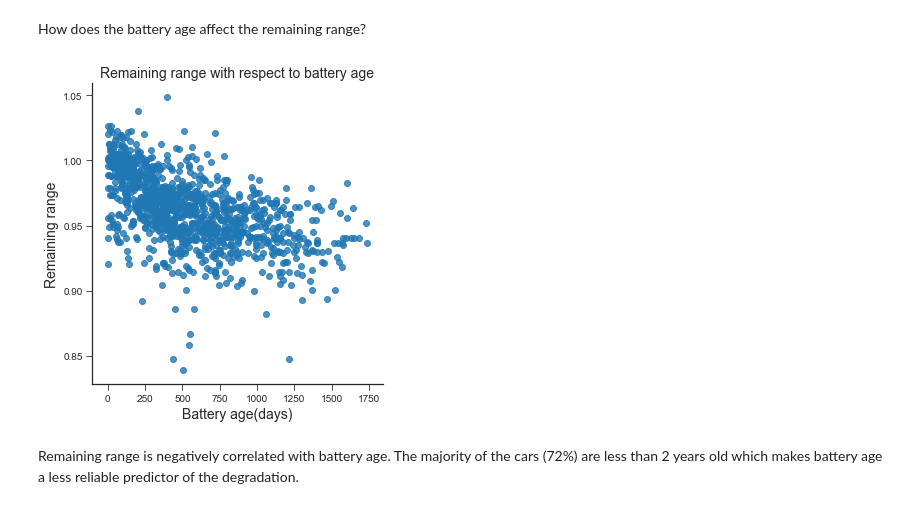
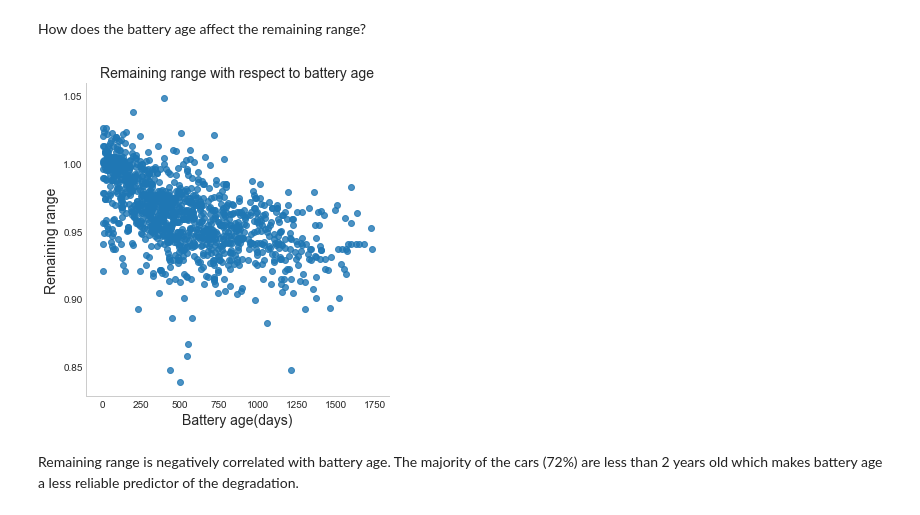
Before and after one commit to kvalentine95/capstone_data_science, a Jupyter notebook: tesla/tesla-battery-degradation.ipynb, the cells around one changed output. Drawn from its saved outputs; the diff is of its cells as text; code cells hidden in the pictures.

```diff
--- a/tesla/tesla-battery-degradation.ipynb
+++ b/tesla/tesla-battery-degradation.ipynb
@@ -504,9 +504,11 @@ As expected, mileage and remaining range of the battery are negatively correlate
 How does the total mileage affect the remaining range?
 # %%
 #plot remaining range vs mileage
+sns.set_style("whitegrid", {'axes.grid' : False})
 sns.lmplot('mileage_in_km', 'remaining_range', tesla_survey, fit_reg=False)
 plt.title('Remaining range with respect to mileage', fontsize=14)
-plt.xlabel('Mileage(km)', fontsize=14)
+plt.xlabel('Mileage(mi)', fontsize=14)
 plt.ylabel('Remaining range', fontsize=14)
+plt.savefig('mileage.png')
 plt.show()
 # %% [output]
@@ -533,13 +536,15 @@ The majority of very low remaining range values come from the Model S 60 which i
 How does the battery age affect the remaining range?
 # %%
 #plot remaining range vs battery age
+sns.set_style("whitegrid", {'axes.grid' : False})
 sns.lmplot('battery_age', 'remaining_range', tesla_survey, fit_reg=False)
 plt.title('Remaining range with respect to battery age', fontsize=14)
 plt.xlabel('Battery age(days)', fontsize=14)
 plt.ylabel('Remaining range', fontsize=14)
+plt.savefig('battery_age.png')
 plt.show()
 # %% [output]
-[figure, old version]
+[figure, new version]
 # %% [markdown]
 Remaining range is negatively correlated with battery age. The majority of the cars (72%) are less than 2 years old which makes battery age a less reliable predictor of the degradation.
 # %%
```
Also changed, not shown: parts of 16 cells of this notebook, 6 other files.
